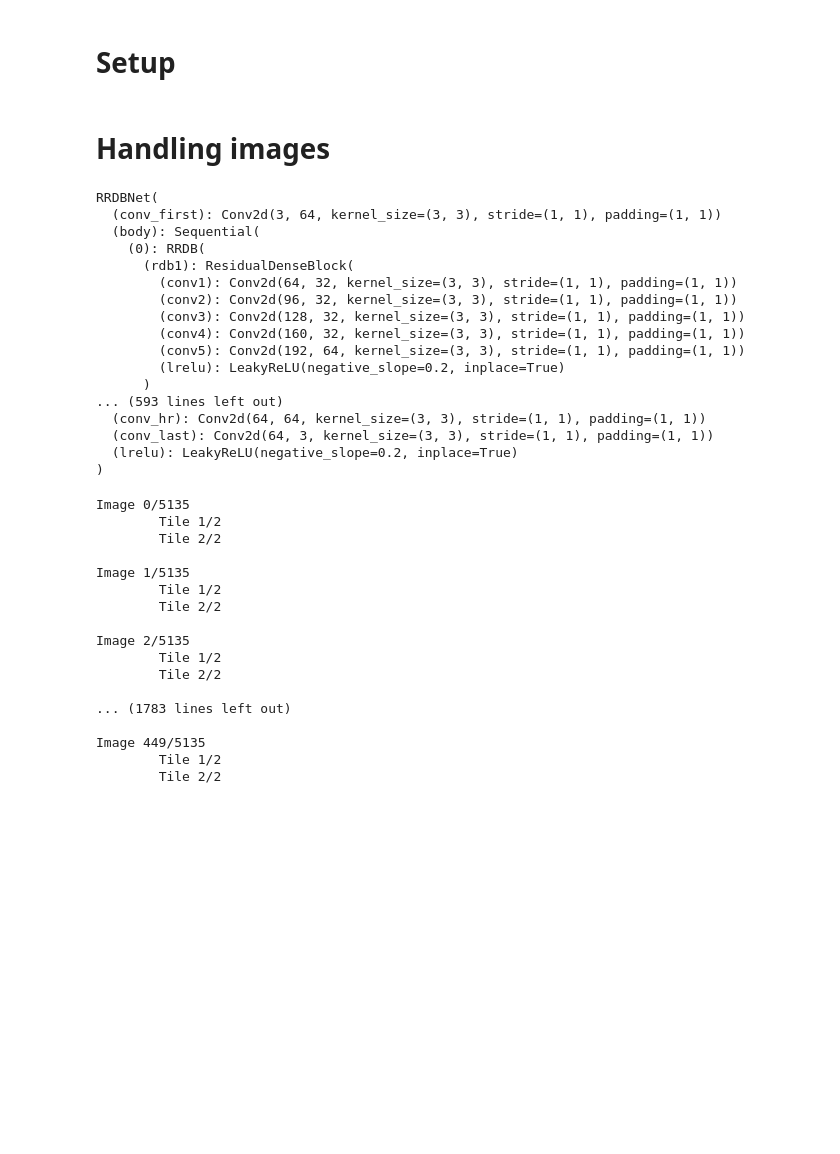
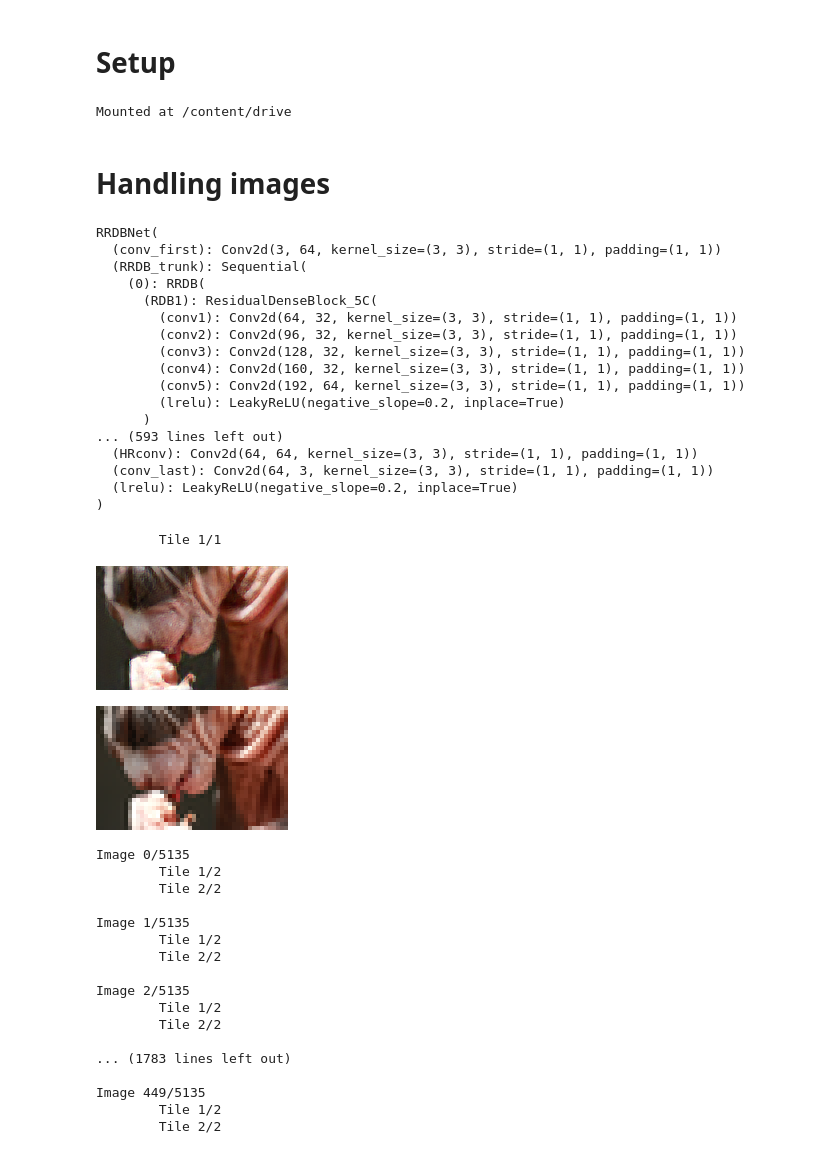
Before and after one commit to vincentbriat/Super-resolution-investigation, a Jupyter notebook: Inference.ipynb, the cells around one changed output. Cells and saved outputs as stored; diff of their text form; code cells hidden in the pictures; blank space fills up the shorter version.

```diff
--- a/Inference.ipynb
+++ b/Inference.ipynb
@@ -5,9 +5,13 @@
 
 try:
     from google.colab import drive
+    drive.mount('/content/drive', force_remount=True)
+    !unzip /content/drive/MyDrive/Datasets/DIV2K_valid_LR_clean.zip
     IN_COLAB = True
 except:
     IN_COLAB = False
+# %% [output]
+Mounted at /content/drive
 # %%
 import torch
 from torch.utils.data import DataLoader
@@ -331,15 +335,27 @@ def enhance_video(model: nn.Module, in_file: str, out_file: str, keep_size: bool
     out.release()
     cv2.destroyAllWindows()
     return vidcap, out
+
+def resize_ratio(img, size=48):
+  width, height = img.size
+  if width > height:
+    width, height = size, int(height * size / width)
+  else:
+    width, height = int(width * size / height), size
+  return width, height
 # %% [markdown]
 # Handling images
 # %%
 if IN_COLAB:
-    filename = '.png'
-    OUTPUT_FOLDER = ''
-    tmp_filename = OUTPUT_FOLDER + 'tmp.avi'
-    out_filename = OUTPUT_FOLDER + 'output.avi'
-    model_path = f''
+    filename = 'DIV2K_valid_LR_clean/0850.png'
+    OUTPUT_FOLDER = 'out/'
+    # for videos only
+    # tmp_filename = OUTPUT_FOLDER + 'tmp.avi'
+    out_filename = OUTPUT_FOLDER + '0850.png'
+    # for larger images
+    model_path = f'drive/MyDrive/ML/Indiv_Project/Second_Year/ESRGAN_Scratch/model_ASSIGNMENT.pth'
+    # for smaller images
+    #model_path = f'drive/MyDrive/ML/Indiv_Project/Second_Year/ESRGAN_Scratch/model_L1_0_29.pth'
 else:
     filename = 'C:\\Users\Vincent\Downloads\\piano.mp4'
     OUTPUT_FOLDER = 'C:\\Users\Vincent\Downloads\\'
@@ -359,9 +375,9 @@ model.to(DEVICE)
 # %% [output]
 RRDBNet(
   (conv_first): Conv2d(3, 64, kernel_size=(3, 3), stride=(1, 1), padding=(1, 1))
-  (body): Sequential(
+  (RRDB_trunk): Sequential(
     (0): RRDB(
-      (rdb1): ResidualDenseBlock(
+      (RDB1): ResidualDenseBlock_5C(
         (conv1): Conv2d(64, 32, kernel_size=(3, 3), stride=(1, 1), padding=(1, 1))
         (conv2): Conv2d(96, 32, kernel_size=(3, 3), stride=(1, 1), padding=(1, 1))
         (conv3): Conv2d(128, 32, kernel_size=(3, 3), stride=(1, 1), padding=(1, 1))
@@ -370,13 +386,23 @@ RRDBNet(
         (lrelu): LeakyReLU(negative_slope=0.2, inplace=True)
       )
 ... (593 lines left out)
-  (conv_hr): Conv2d(64, 64, kernel_size=(3, 3), stride=(1, 1), padding=(1, 1))
+  (HRconv): Conv2d(64, 64, kernel_size=(3, 3), stride=(1, 1), padding=(1, 1))
   (conv_last): Conv2d(64, 3, kernel_size=(3, 3), stride=(1, 1), padding=(1, 1))
   (lrelu): LeakyReLU(negative_slope=0.2, inplace=True)
 )
 # %%
-out = enhance()
+img_name = 'DIV2K_valid_LR_clean/0838.png'
+img = Image.open(img_name)
+width, height = img.size
+width, height = resize_ratio(img, 48)
+img = img.resize((width, height), 1)
+out = enhance(model, img)
 display(out)
+display(img.resize((width*4, height*4), 0))
+# %% [output]
+        Tile 1/1
+[figure, added]
+[figure, added]
 # %%
 vidcap, out = enhance_video(model, filename, tmp_filename, end_frame=30*15, max_size = 1920//4)
 # %% [output]
```
